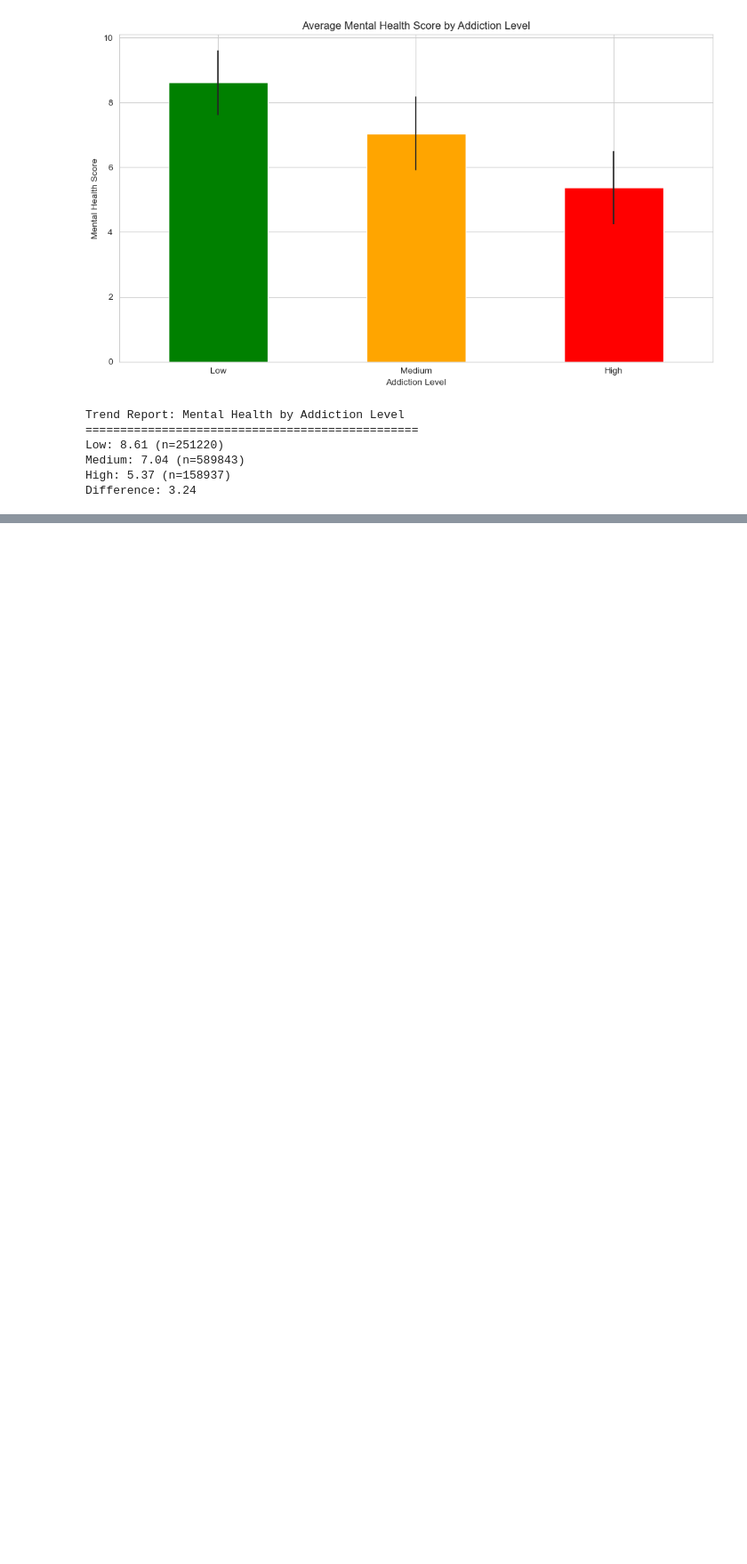
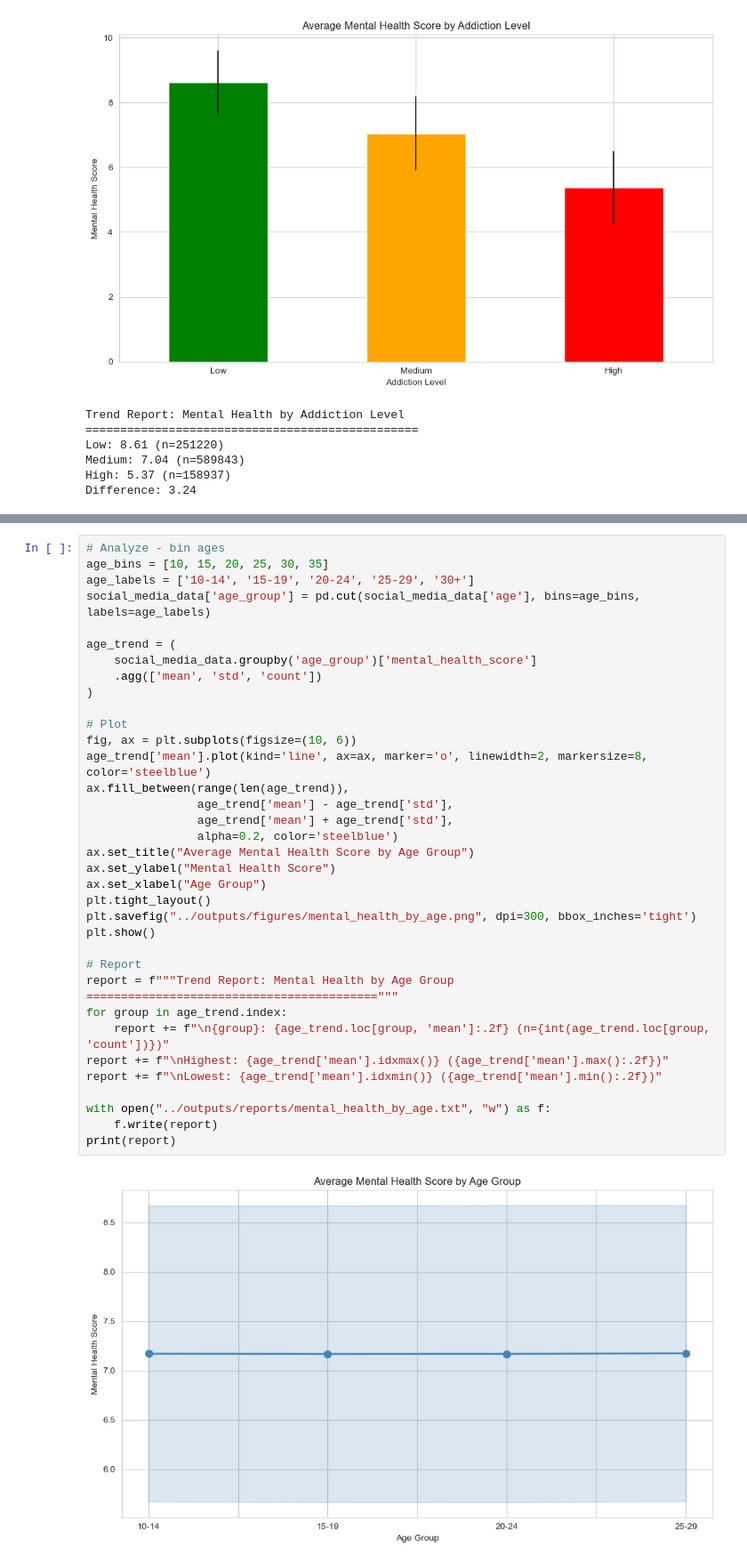
Before and after one commit to Adris3/mental_health_analysis, a Jupyter notebook: notebooks/trends.ipynb, the cells around one changed output, grey strips where cells are left out. Shown at 89% size. Drawn from its saved outputs; the diff is of its cells as text; blank space fills up the shorter version.

Commit message:
Conducted analysis and report for mental health by age gropu

```diff
--- a/notebooks/trends.ipynb
+++ b/notebooks/trends.ipynb
@@ -159,0 +162,38 @@ Difference: 3.24
+# %%
+# Analyze - bin ages
+age_bins = [10, 15, 20, 25, 30, 35]
+age_labels = ['10-14', '15-19', '20-24', '25-29', '30+']
+social_media_data['age_group'] = pd.cut(social_media_data['age'], bins=age_bins, labels=age_labels)
+
+age_trend = (
+    social_media_data.groupby('age_group')['mental_health_score']
+    .agg(['mean', 'std', 'count'])
+)
+
+# Plot
+fig, ax = plt.subplots(figsize=(10, 6))
+age_trend['mean'].plot(kind='line', ax=ax, marker='o', linewidth=2, markersize=8, color='steelblue')
+ax.fill_between(range(len(age_trend)),
+                age_trend['mean'] - age_trend['std'],
+                age_trend['mean'] + age_trend['std'],
+                alpha=0.2, color='steelblue')
+ax.set_title("Average Mental Health Score by Age Group")
+ax.set_ylabel("Mental Health Score")
+ax.set_xlabel("Age Group")
+plt.tight_layout()
+plt.savefig("../outputs/figures/mental_health_by_age.png", dpi=300, bbox_inches='tight')
+plt.show()
+
+# Report
+report = f"""Trend Report: Mental Health by Age Group
+=========================================="""
+for group in age_trend.index:
+    report += f"\n{group}: {age_trend.loc[group, 'mean']:.2f} (n={int(age_trend.loc[group, 'count'])})"
+report += f"\nHighest: {age_trend['mean'].idxmax()} ({age_trend['mean'].max():.2f})"
+report += f"\nLowest: {age_trend['mean'].idxmin()} ({age_trend['mean'].min():.2f})"
+
+with open("../outputs/reports/mental_health_by_age.txt", "w") as f:
+    f.write(report)
+print(report)
+# %% [output]
+[figure, added]
```
Also changed, not shown: parts of 2 cells of this notebook, 2 other files.
